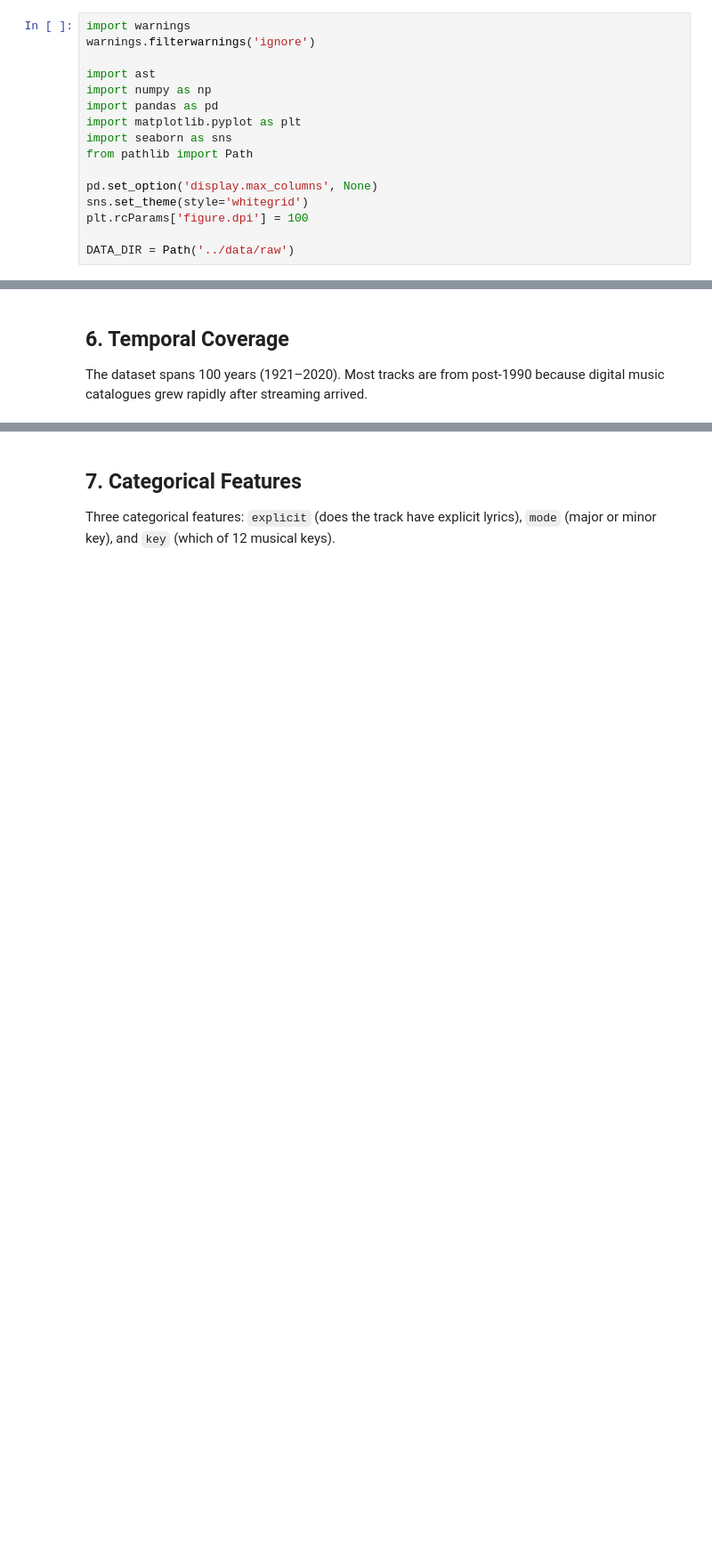
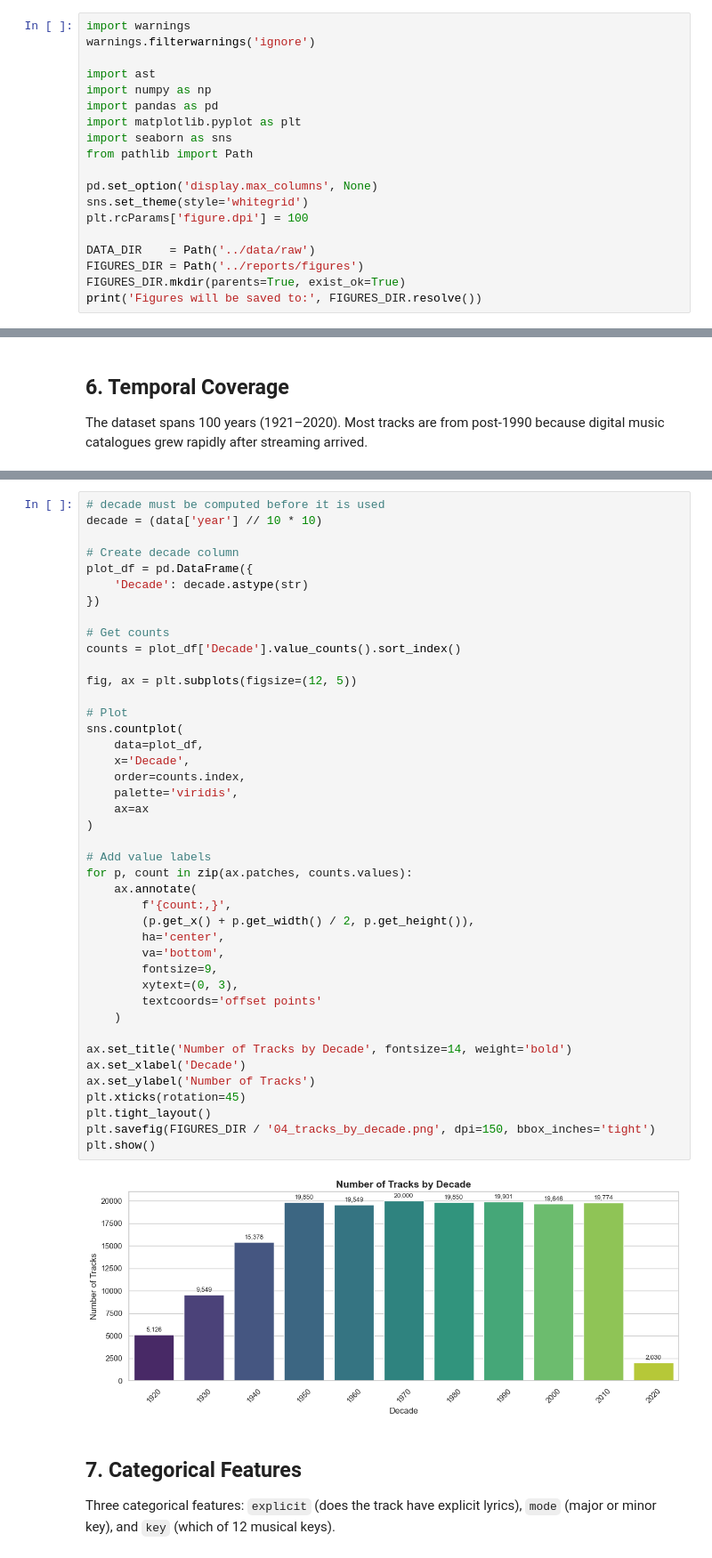
Before and after one commit to Sachinkc263/song_recommendation_system, a Jupyter notebook: notebooks/02_eda.ipynb, the cells around one changed output, grey strips where cells are left out. Shown at 89% size. Cells and saved outputs as stored; diff of their text form; blank space fills up the shorter version.

Commit message:
Fixed visuals

```diff
--- a/notebooks/02_eda.ipynb
+++ b/notebooks/02_eda.ipynb
@@ -34,4 +34,7 @@ pd.set_option('display.max_columns', None)
 sns.set_theme(style='whitegrid')
 plt.rcParams['figure.dpi'] = 100
 
-DATA_DIR = Path('../data/raw')
+DATA_DIR    = Path('../data/raw')
+FIGURES_DIR = Path('../reports/figures')
+FIGURES_DIR.mkdir(parents=True, exist_ok=True)
+print('Figures will be saved to:', FIGURES_DIR.resolve())
@@ -139,3 +162,47 @@ plt.show()
+# %%
+# decade must be computed before it is used
+decade = (data['year'] // 10 * 10)
+
+# Create decade column
+plot_df = pd.DataFrame({
+    'Decade': decade.astype(str)
+})
+
+# Get counts
+counts = plot_df['Decade'].value_counts().sort_index()
+
+fig, ax = plt.subplots(figsize=(12, 5))
+
+# Plot
+sns.countplot(
+    data=plot_df,
+    x='Decade',
+    order=counts.index,
+    palette='viridis',
+    ax=ax
+)
+
+# Add value labels
+for p, count in zip(ax.patches, counts.values):
+    ax.annotate(
+        f'{count:,}',
+        (p.get_x() + p.get_width() / 2, p.get_height()),
+        ha='center',
+        va='bottom',
+        fontsize=9,
+        xytext=(0, 3),
+        textcoords='offset points'
+    )
+
+ax.set_title('Number of Tracks by Decade', fontsize=14, weight='bold')
+ax.set_xlabel('Decade')
+ax.set_ylabel('Number of Tracks')
+plt.xticks(rotation=45)
+plt.tight_layout()
+plt.savefig(FIGURES_DIR / '04_tracks_by_decade.png', dpi=150, bbox_inches='tight')
+plt.show()
+# %% [output]
+[figure, added]
 # %% [markdown]
 ## 7. Categorical Features
 
```
Also changed, not shown: parts of 13 cells of this notebook.
